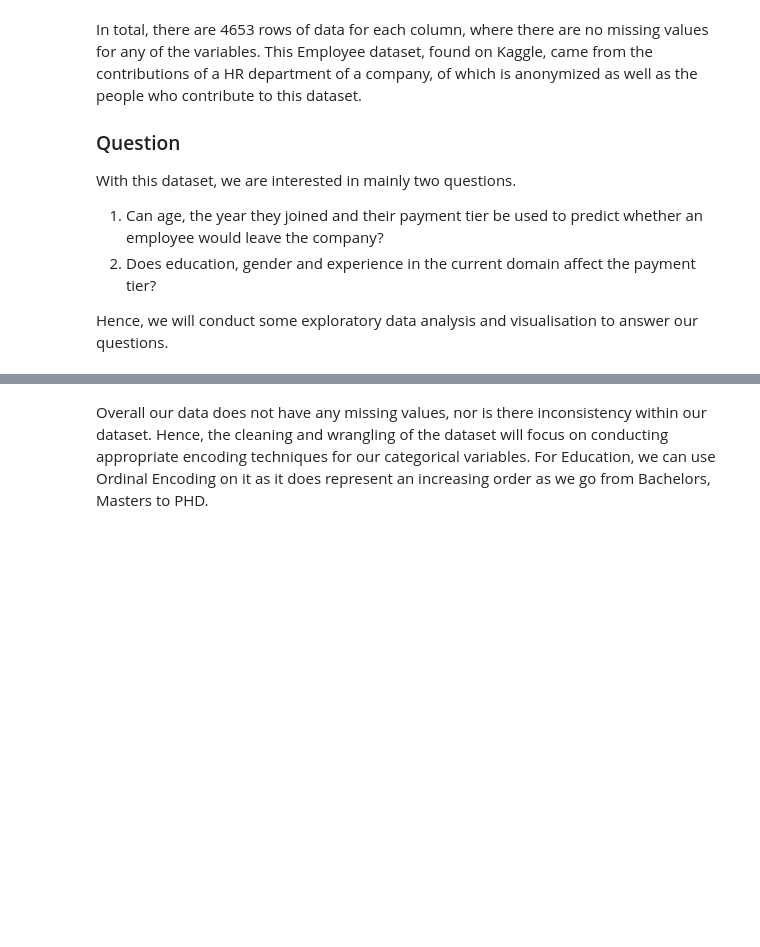
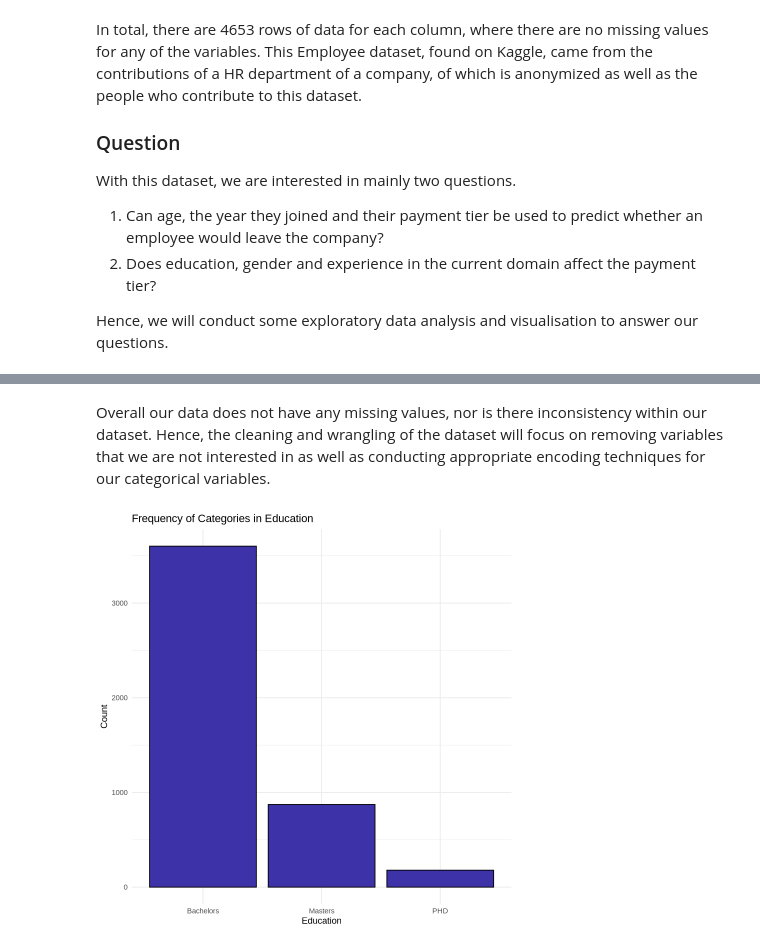
Before and after one commit to TracyGan/employee_project, a Jupyter notebook: Assignment1.ipynb, the cells around one changed output, grey strips where cells are left out. Saved outputs shown, nothing was run; the diff lists cells and outputs as text; code cells hidden in the pictures; blank space fills up the shorter version.

```diff
--- a/Assignment1.ipynb
+++ b/Assignment1.ipynb
@@ -56,5 +59,13 @@ A tibble: 6 × 9
 | Masters | 2017 | Pune | 3 | 24 | Male | Yes | 2 | 1 |
 | Bachelors | 2016 | Bangalore | 3 | 22 | Male | No | 0 | 0 |
 # %% [markdown]
-Overall our data does not have any missing values, nor is there inconsistency within our dataset. Hence, the cleaning and wrangling of the dataset will focus on conducting appropriate encoding techniques for our categorical variables.
-For Education, we can use Ordinal Encoding on it as it does represent an increasing order as we go from Bachelors, Masters to PHD.
+Overall our data does not have any missing values, nor is there inconsistency within our dataset. Hence, the cleaning and wrangling of the dataset will focus on removing variables that we are not interested in as well as conducting appropriate encoding techniques for our categorical variables.
+# %%
+ggplot(employee_data, aes(x = Education)) +
+  geom_bar(fill = "#3e32a8", color = "black") +
+  labs(title = "Frequency of Categories in Education",
+       x = "Education",
+       y = "Count") +
+  theme_minimal()
+# %% [output]
+[figure, added]
```
Also changed, not shown: parts of 3 cells of this notebook.
